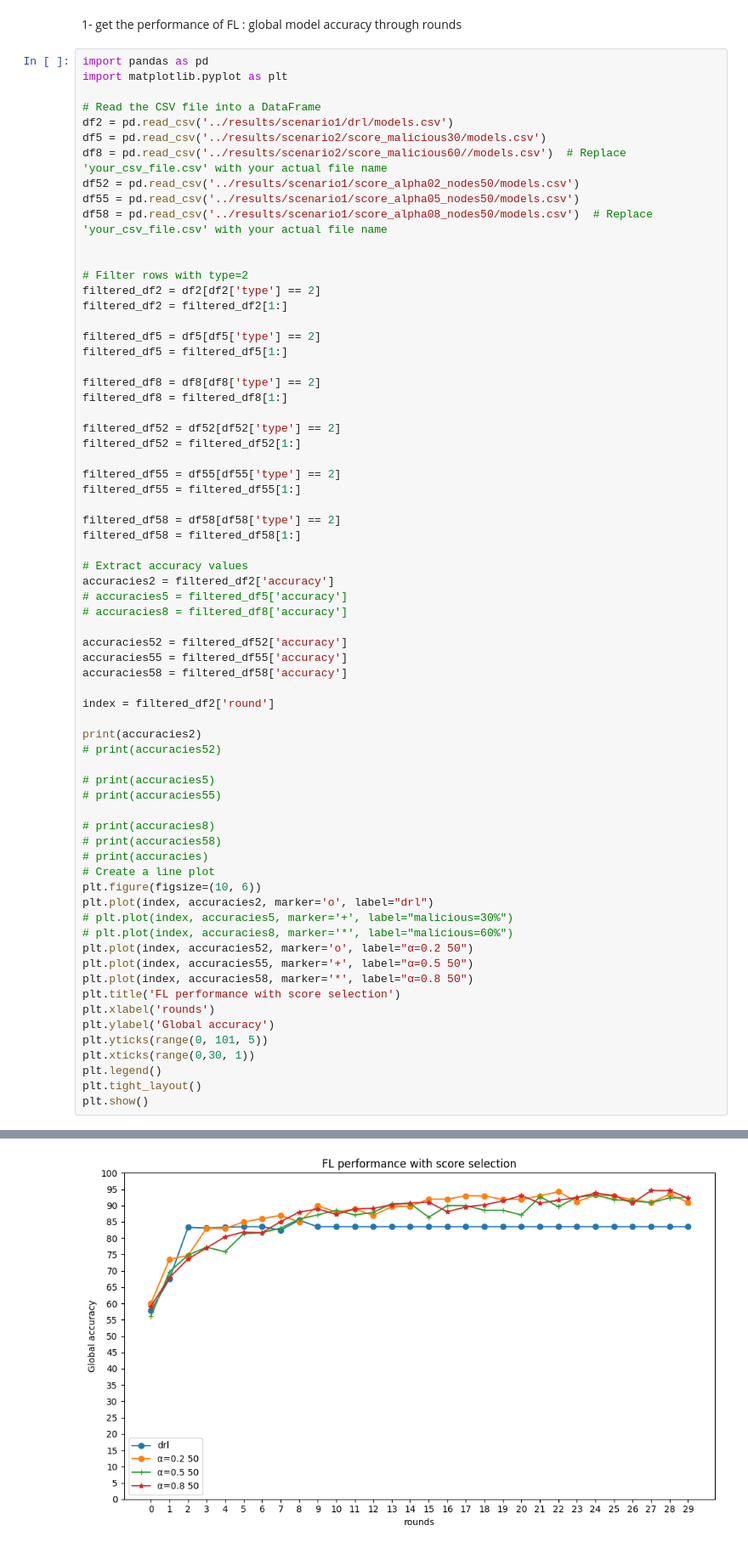
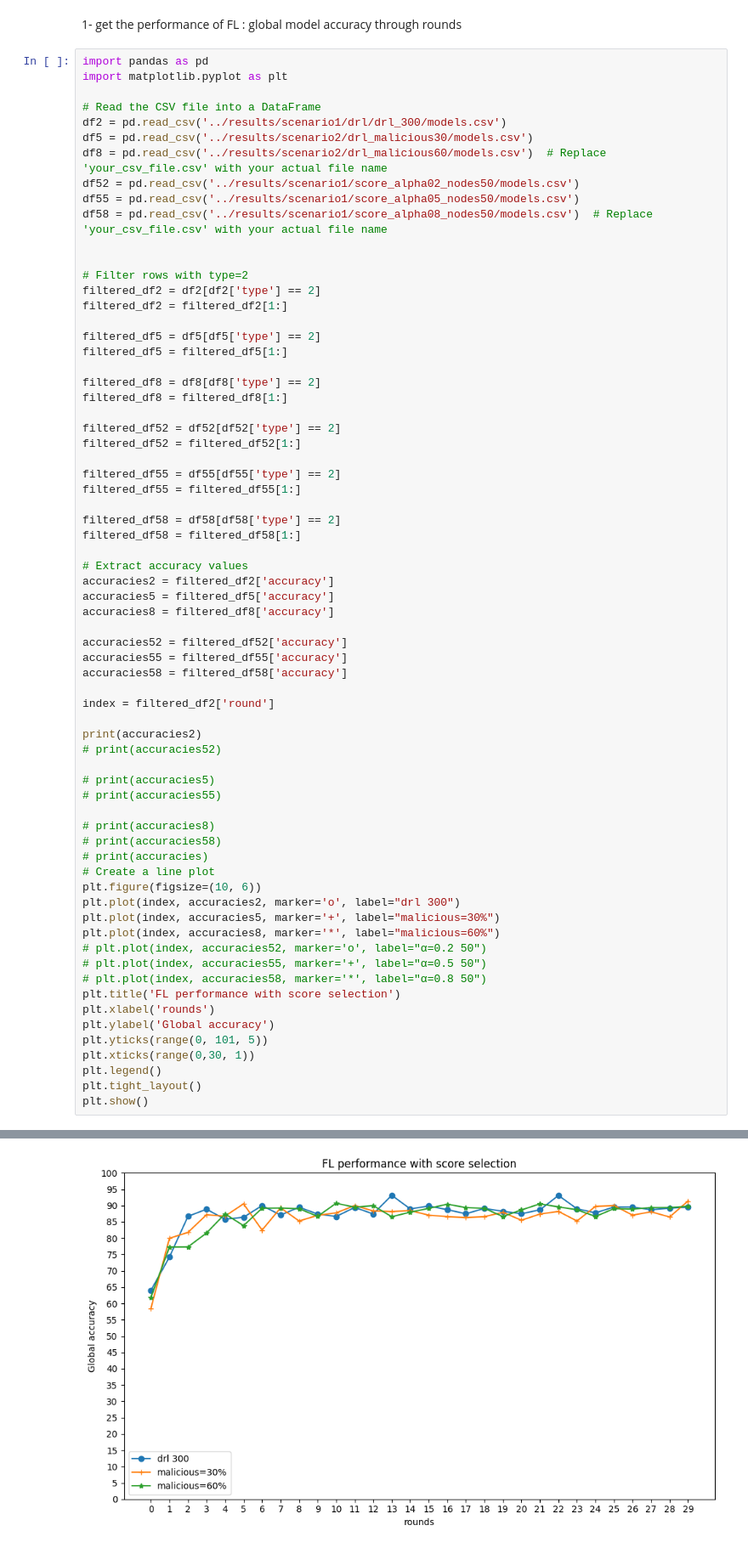
Before and after one commit to PFEWorkspace/code, a Jupyter notebook: scratch/subdir/utils/plot.ipynb, the cells around one changed output, grey strips where cells are left out. Shown: that part at 85% size. Cells and saved outputs as stored; diff of their text form.

Commit message:
malicious scenarios done and one of the dropout scenarios done too

```diff
--- a/scratch/subdir/utils/plot.ipynb
+++ b/scratch/subdir/utils/plot.ipynb
@@ -5,9 +5,9 @@ import pandas as pd
 import matplotlib.pyplot as plt
 
 # Read the CSV file into a DataFrame
-df2 = pd.read_csv('../results/scenario1/drl/models.csv')
-df5 = pd.read_csv('../results/scenario2/score_malicious30/models.csv')
-df8 = pd.read_csv('../results/scenario2/score_malicious60//models.csv')  # Replace 'your_csv_file.csv' with your actual file name
+df2 = pd.read_csv('../results/scenario1/drl/drl_300/models.csv')
+df5 = pd.read_csv('../results/scenario2/drl_malicious30/models.csv')
+df8 = pd.read_csv('../results/scenario2/drl_malicious60/models.csv')  # Replace 'your_csv_file.csv' with your actual file name
 df52 = pd.read_csv('../results/scenario1/score_alpha02_nodes50/models.csv')
 df55 = pd.read_csv('../results/scenario1/score_alpha05_nodes50/models.csv')
 df58 = pd.read_csv('../results/scenario1/score_alpha08_nodes50/models.csv')  # Replace 'your_csv_file.csv' with your actual file name
@@ -34,8 +34,8 @@ filtered_df58 = filtered_df58[1:]
 
 # Extract accuracy values
 accuracies2 = filtered_df2['accuracy']
-# accuracies5 = filtered_df5['accuracy']
-# accuracies8 = filtered_df8['accuracy']
+accuracies5 = filtered_df5['accuracy']
+accuracies8 = filtered_df8['accuracy']
 
 accuracies52 = filtered_df52['accuracy']
 accuracies55 = filtered_df55['accuracy']
@@ -54,12 +54,12 @@ print(accuracies2)
 # print(accuracies)
 # Create a line plot
 plt.figure(figsize=(10, 6))
-plt.plot(index, accuracies2, marker='o', label="drl")
-# plt.plot(index, accuracies5, marker='+', label="malicious=30%")
-# plt.plot(index, accuracies8, marker='*', label="malicious=60%")
-plt.plot(index, accuracies52, marker='o', label="α=0.2 50")
-plt.plot(index, accuracies55, marker='+', label="α=0.5 50")
-plt.plot(index, accuracies58, marker='*', label="α=0.8 50")
+plt.plot(index, accuracies2, marker='o', label="drl 300")
+plt.plot(index, accuracies5, marker='+', label="malicious=30%")
+plt.plot(index, accuracies8, marker='*', label="malicious=60%")
+# plt.plot(index, accuracies52, marker='o', label="α=0.2 50")
+# plt.plot(index, accuracies55, marker='+', label="α=0.5 50")
+# plt.plot(index, accuracies58, marker='*', label="α=0.8 50")
 plt.title('FL performance with score selection')
 plt.xlabel('rounds')
 plt.ylabel('Global accuracy')
@@ -88,5 +88,5 @@ plt.show()
 Name: accuracy, dtype: float64
-[figure, old version]
+[figure, new version]
 # %%
 import json
 import numpy as np
```
Also changed, not shown: parts of 4 cells of this notebook, 21 other files.
